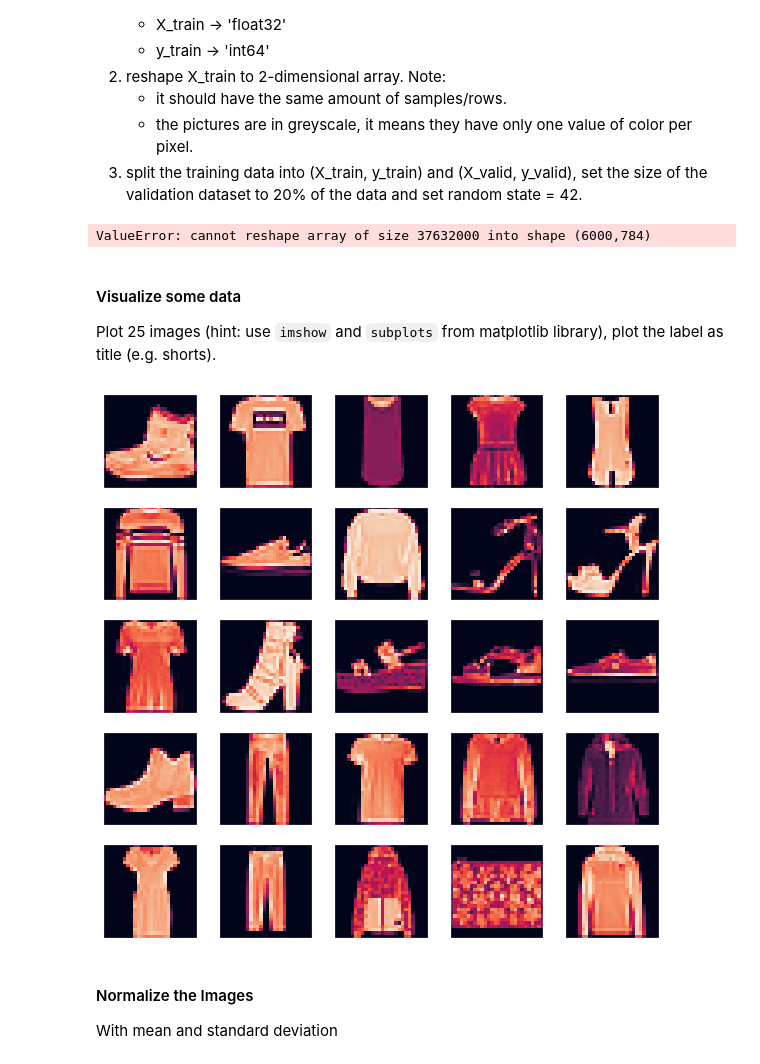
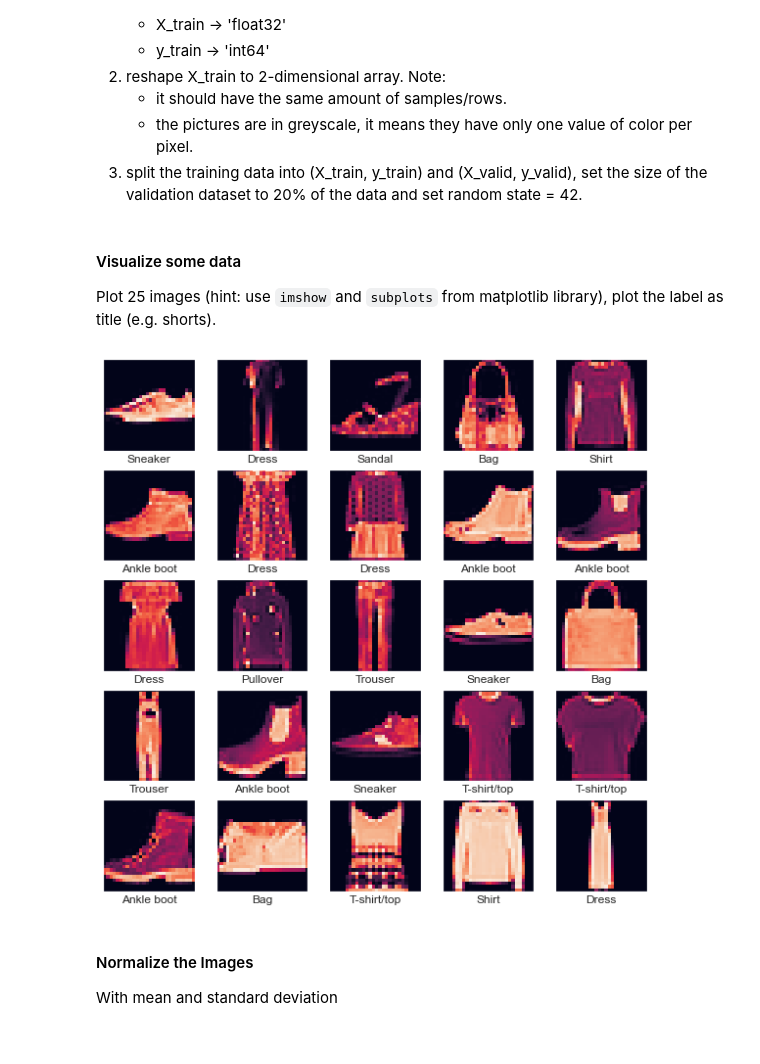
Before and after one commit to schazadm/mldm_hs22, a Jupyter notebook: labs/L04_Polynomial_and_Logistic_Regression_LAB_ASSIGNMENT.ipynb, the cells around one changed output. Saved outputs shown, nothing was run; the diff lists cells and outputs as text; code cells hidden in the pictures.

```diff
--- a/labs/L04_Polynomial_and_Logistic_Regression_LAB_ASSIGNMENT.ipynb
+++ b/labs/L04_Polynomial_and_Logistic_Regression_LAB_ASSIGNMENT.ipynb
@@ -225,10 +227,9 @@ Note:
    - the pictures are in greyscale, it means they have only one value of color per pixel.
 3. split the training data into (X_train, y_train) and (X_valid, y_valid), set the size of the validation dataset to 20% of the data and set random state = 42.
 # %%
-X_train = X_train.astype('float32').reshape((6000, 28*28))
+X_train = X_train.astype('float32')
 y_train = y_train.astype('int64')
+X_train = X_train.reshape(-1, 28*28)
-# %% [output]
-ValueError: cannot reshape array of size 37632000 into shape (6000,784)
 # %%
 X_train, X_valid, y_train, y_valid = train_test_split(X_train, y_train, random_state=42, test_size=.2)
 # %% [markdown]
@@ -237,14 +238,15 @@ Plot 25 images (hint: use ``imshow`` and ``subplots`` from matplotlib library),
 # %%
 plt.figure(figsize=(10, 10))
 for i in range(25):
     plt.subplot(5, 5, i+1)
     plt.xticks([])
     plt.yticks([])
     plt.grid(False)
     plt.imshow(X_train[i].reshape(28, 28))
+    plt.xlabel(label_names[y_train[i]])
     plt.show
 # %% [output]
-[figure, old version]
+[figure, new version]
 # %% [markdown]
 #### Normalize the Images
 With mean and standard deviation
```
Also changed, not shown: parts of 13 cells of this notebook.
